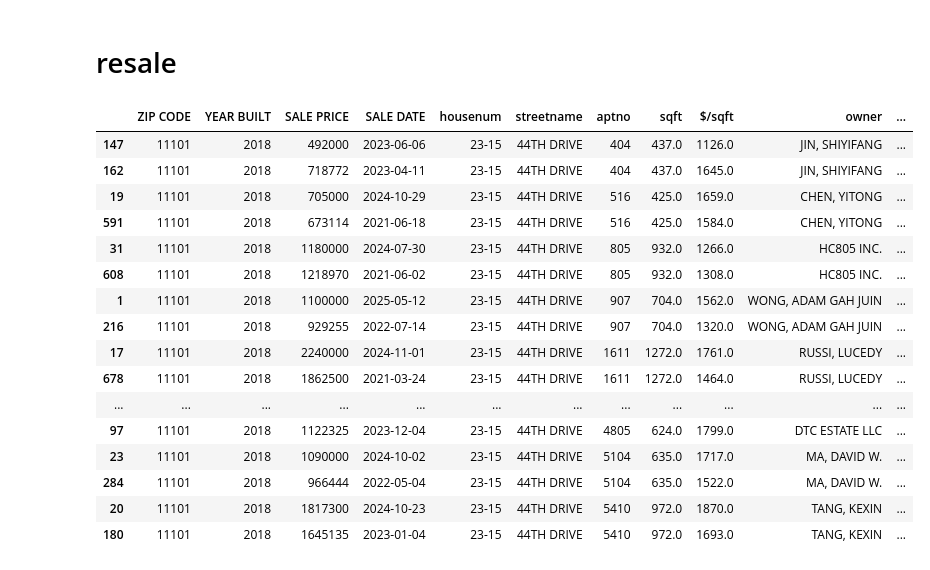
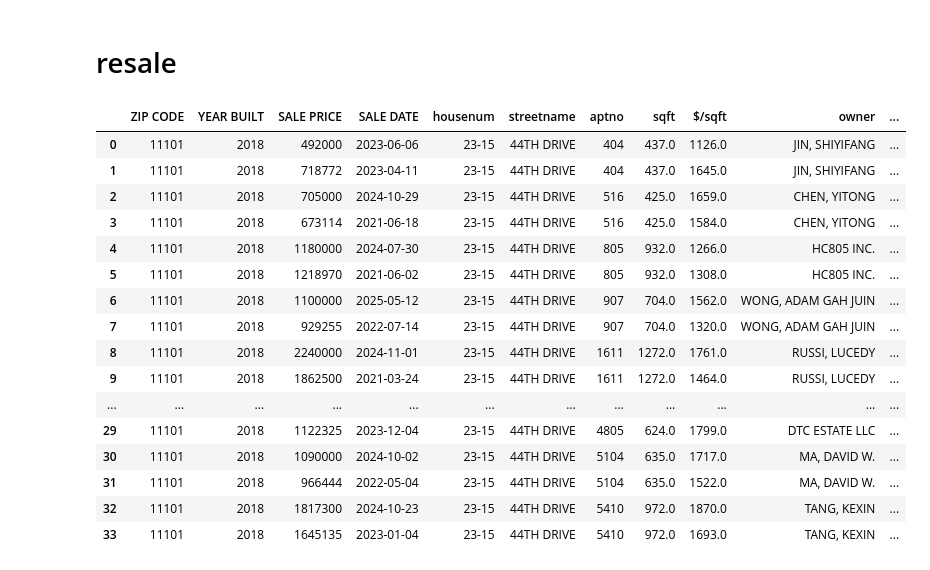
Before and after one commit to thexqin/lic-ast-condo-sales-analysis2, a Jupyter notebook: lic_ast_condo_sales_analysis2.ipynb, the cells around one changed output. Cells and saved outputs as stored; diff of their text form; code cells hidden in the pictures.

```diff
--- a/lic_ast_condo_sales_analysis2.ipynb
+++ b/lic_ast_condo_sales_analysis2.ipynb
@@ -437,22 +438,23 @@ from IPython.display import display, Markdown
 
 df = pd.read_csv('23-15sub.csv', parse_dates=['SALE DATE'])
 # %%
-df[df.duplicated('aptno', False)].sort_values(['aptno', 'SALE DATE'], ascending=[True, False])
+df = df[df.duplicated('aptno', False)].sort_values(['aptno', 'SALE DATE'], ascending=[True, False]).reset_index(drop=True).copy()
+df
 # %% [output]
 |  | ZIP CODE | YEAR BUILT | SALE PRICE | SALE DATE | housenum | streetname | aptno | sqft | $/sqft | owner | ... |
-| 147 | 11101 | 2018 | 492000 | 2023-06-06 | 23-15 | 44TH DRIVE | 404 | 437.0 | 1126.0 | JIN, SHIYIFANG | ... |
-| 162 | 11101 | 2018 | 718772 | 2023-04-11 | 23-15 | 44TH DRIVE | 404 | 437.0 | 1645.0 | JIN, SHIYIFANG | ... |
-| 19 | 11101 | 2018 | 705000 | 2024-10-29 | 23-15 | 44TH DRIVE | 516 | 425.0 | 1659.0 | CHEN, YITONG | ... |
-| 591 | 11101 | 2018 | 673114 | 2021-06-18 | 23-15 | 44TH DRIVE | 516 | 425.0 | 1584.0 | CHEN, YITONG | ... |
-| 31 | 11101 | 2018 | 1180000 | 2024-07-30 | 23-15 | 44TH DRIVE | 805 | 932.0 | 1266.0 | HC805 INC. | ... |
-| 608 | 11101 | 2018 | 1218970 | 2021-06-02 | 23-15 | 44TH DRIVE | 805 | 932.0 | 1308.0 | HC805 INC. | ... |
-| 1 | 11101 | 2018 | 1100000 | 2025-05-12 | 23-15 | 44TH DRIVE | 907 | 704.0 | 1562.0 | WONG, ADAM GAH JUIN | ... |
-| 216 | 11101 | 2018 | 929255 | 2022-07-14 | 23-15 | 44TH DRIVE | 907 | 704.0 | 1320.0 | WONG, ADAM GAH JUIN | ... |
-| 17 | 11101 | 2018 | 2240000 | 2024-11-01 | 23-15 | 44TH DRIVE | 1611 | 1272.0 | 1761.0 | RUSSI, LUCEDY | ... |
-| 678 | 11101 | 2018 | 1862500 | 2021-03-24 | 23-15 | 44TH DRIVE | 1611 | 1272.0 | 1464.0 | RUSSI, LUCEDY | ... |
+| 0 | 11101 | 2018 | 492000 | 2023-06-06 | 23-15 | 44TH DRIVE | 404 | 437.0 | 1126.0 | JIN, SHIYIFANG | ... |
+| 1 | 11101 | 2018 | 718772 | 2023-04-11 | 23-15 | 44TH DRIVE | 404 | 437.0 | 1645.0 | JIN, SHIYIFANG | ... |
+| 2 | 11101 | 2018 | 705000 | 2024-10-29 | 23-15 | 44TH DRIVE | 516 | 425.0 | 1659.0 | CHEN, YITONG | ... |
+| 3 | 11101 | 2018 | 673114 | 2021-06-18 | 23-15 | 44TH DRIVE | 516 | 425.0 | 1584.0 | CHEN, YITONG | ... |
+| 4 | 11101 | 2018 | 1180000 | 2024-07-30 | 23-15 | 44TH DRIVE | 805 | 932.0 | 1266.0 | HC805 INC. | ... |
+| 5 | 11101 | 2018 | 1218970 | 2021-06-02 | 23-15 | 44TH DRIVE | 805 | 932.0 | 1308.0 | HC805 INC. | ... |
+| 6 | 11101 | 2018 | 1100000 | 2025-05-12 | 23-15 | 44TH DRIVE | 907 | 704.0 | 1562.0 | WONG, ADAM GAH JUIN | ... |
+| 7 | 11101 | 2018 | 929255 | 2022-07-14 | 23-15 | 44TH DRIVE | 907 | 704.0 | 1320.0 | WONG, ADAM GAH JUIN | ... |
+| 8 | 11101 | 2018 | 2240000 | 2024-11-01 | 23-15 | 44TH DRIVE | 1611 | 1272.0 | 1761.0 | RUSSI, LUCEDY | ... |
+| 9 | 11101 | 2018 | 1862500 | 2021-03-24 | 23-15 | 44TH DRIVE | 1611 | 1272.0 | 1464.0 | RUSSI, LUCEDY | ... |
 | ... | ... | ... | ... | ... | ... | ... | ... | ... | ... | ... | ... |
-| 97 | 11101 | 2018 | 1122325 | 2023-12-04 | 23-15 | 44TH DRIVE | 4805 | 624.0 | 1799.0 | DTC ESTATE LLC | ... |
-| 23 | 11101 | 2018 | 1090000 | 2024-10-02 | 23-15 | 44TH DRIVE | 5104 | 635.0 | 1717.0 | MA, DAVID W. | ... |
-| 284 | 11101 | 2018 | 966444 | 2022-05-04 | 23-15 | 44TH DRIVE | 5104 | 635.0 | 1522.0 | MA, DAVID W. | ... |
-| 20 | 11101 | 2018 | 1817300 | 2024-10-23 | 23-15 | 44TH DRIVE | 5410 | 972.0 | 1870.0 | TANG, KEXIN | ... |
-| 180 | 11101 | 2018 | 1645135 | 2023-01-04 | 23-15 | 44TH DRIVE | 5410 | 972.0 | 1693.0 | TANG, KEXIN | ... |
+| 29 | 11101 | 2018 | 1122325 | 2023-12-04 | 23-15 | 44TH DRIVE | 4805 | 624.0 | 1799.0 | DTC ESTATE LLC | ... |
+| 30 | 11101 | 2018 | 1090000 | 2024-10-02 | 23-15 | 44TH DRIVE | 5104 | 635.0 | 1717.0 | MA, DAVID W. | ... |
+| 31 | 11101 | 2018 | 966444 | 2022-05-04 | 23-15 | 44TH DRIVE | 5104 | 635.0 | 1522.0 | MA, DAVID W. | ... |
+| 32 | 11101 | 2018 | 1817300 | 2024-10-23 | 23-15 | 44TH DRIVE | 5410 | 972.0 | 1870.0 | TANG, KEXIN | ... |
+| 33 | 11101 | 2018 | 1645135 | 2023-01-04 | 23-15 | 44TH DRIVE | 5410 | 972.0 | 1693.0 | TANG, KEXIN | ... |
```
Also changed, not shown: parts of 12 cells of this notebook.
